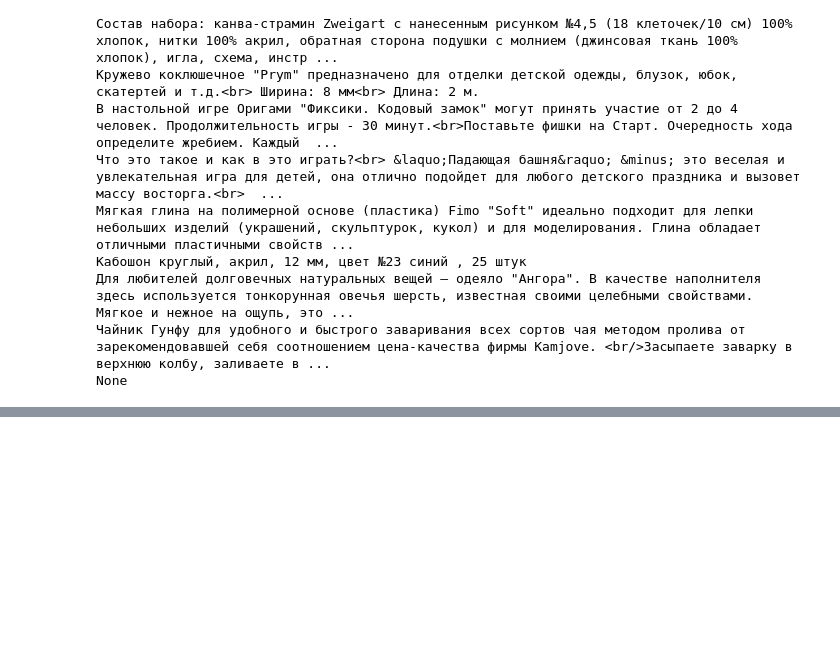
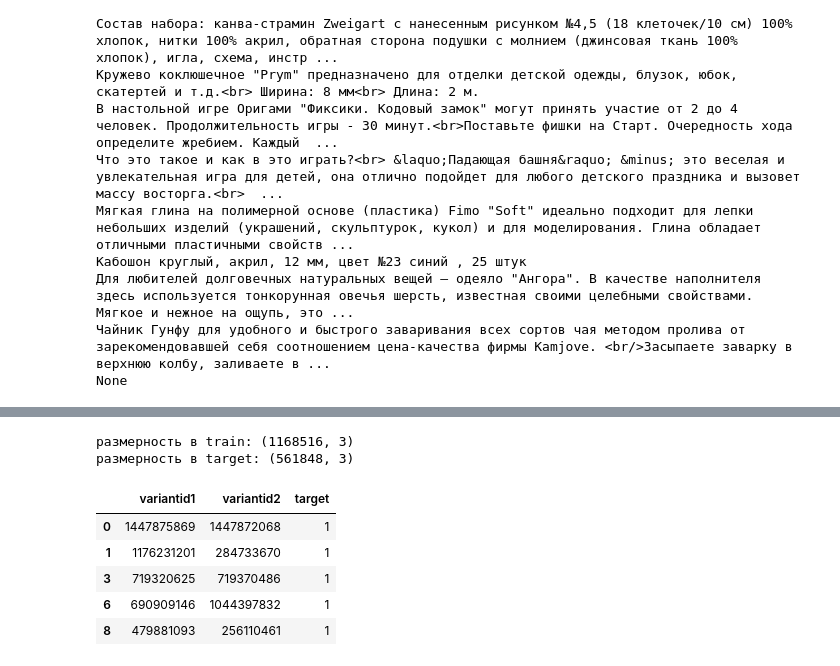
Before and after one commit to da-the-dev/E-CUP-2024-Matching, a Jupyter notebook: notebooks/eda.ipynb, the cells around one changed output, grey strips where cells are left out. Drawn from its saved outputs; the diff is of its cells as text; code cells hidden in the pictures; blank space fills up the shorter version.

```diff
--- a/notebooks/eda.ipynb
+++ b/notebooks/eda.ipynb
@@ -265,0 +283,13 @@ None
+# %%
+print("размерность в train:", df_train.shape)
+print("размерность в target:", df_target.shape)
+df_target.head()
+# %% [output]
+размерность в train: (1168516, 3)
+размерность в target: (561848, 3)
+|  | variantid1 | variantid2 | target |
+| 0 | 1447875869 | 1447872068 | 1 |
+| 1 | 1176231201 | 284733670 | 1 |
+| 3 | 719320625 | 719370486 | 1 |
+| 6 | 690909146 | 1044397832 | 1 |
+| 8 | 479881093 | 256110461 | 1 |
```
Also changed, not shown: parts of 11 cells of this notebook.
